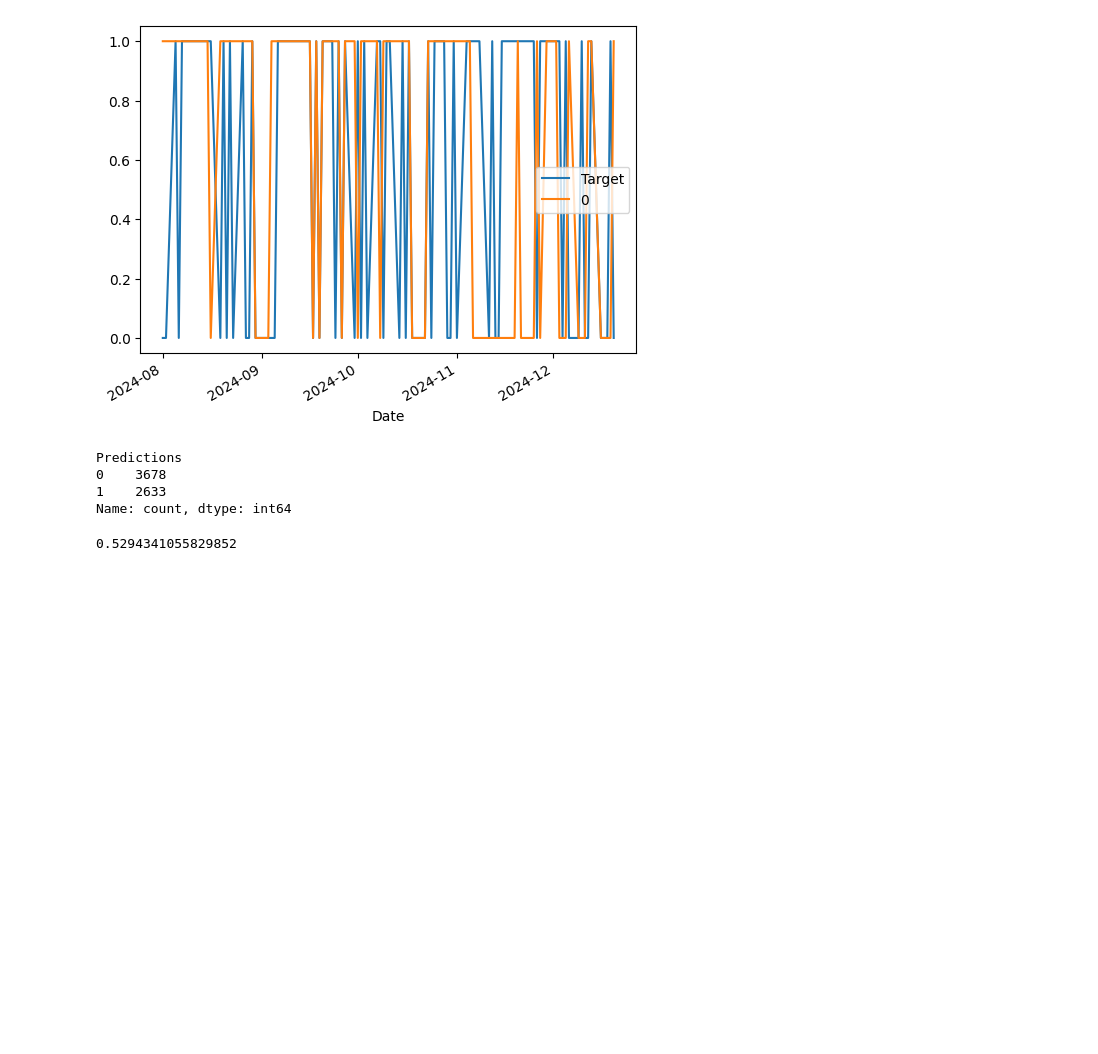
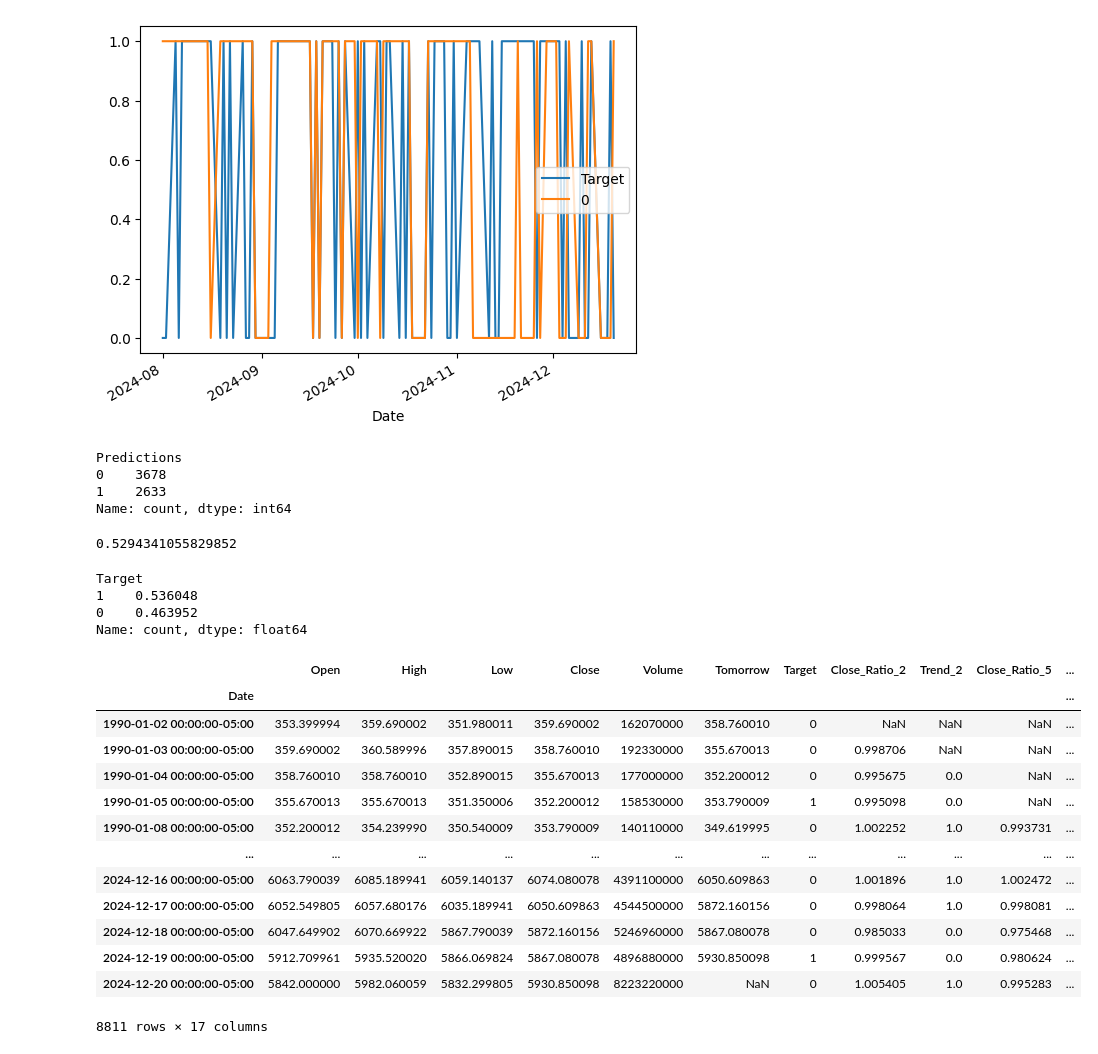
Before and after one commit to VishwakChallapalli/stock-predictionML, a Jupyter notebook: codebase.ipynb, the cells around one changed output. Drawn from its saved outputs; the diff is of its cells as text; code cells hidden in the pictures; blank space fills up the shorter version.

Commit message:
added additonal predictors

```diff
--- a/codebase.ipynb
+++ b/codebase.ipynb
@@ -162,3 +162,41 @@ Name: count, dtype: int64
 precision_score(predictions["Target"], predictions["Predictions"])
 # %% [output]
 0.5294341055829852
+# %%
+predictions["Target"].value_counts() / predictions.shape[0]
+# %% [output]
+Target
+1    0.536048
+0    0.463952
+Name: count, dtype: float64
+# %%
+horizons = [2,5,60,250,1000]
+new_predictors = []
+
+for horizon in horizons:
+    rolling_averages = sp500.rolling(horizon).mean()
+
+    ratio_column = f"Close_Ratio_{horizon}"
+    sp500[ratio_column] = sp500["Close"] / rolling_averages["Close"]
+
+    trend_column = f"Trend_{horizon}"
+    sp500[trend_column] = sp500.shift(1).rolling(horizon).sum()["Target"]
+
+    new_predictors += [ratio_column, trend_column]
+# %%
+sp500
+# %% [output]
+|  | Open | High | Low | Close | Volume | Tomorrow | Target | Close_Ratio_2 | Trend_2 | Close_Ratio_5 | ... |
+| Date |  |  |  |  |  |  |  |  |  |  | ... |
+| 1990-01-02 00:00:00-05:00 | 353.399994 | 359.690002 | 351.980011 | 359.690002 | 162070000 | 358.760010 | 0 | NaN | NaN | NaN | ... |
+| 1990-01-03 00:00:00-05:00 | 359.690002 | 360.589996 | 357.890015 | 358.760010 | 192330000 | 355.670013 | 0 | 0.998706 | NaN | NaN | ... |
+| 1990-01-04 00:00:00-05:00 | 358.760010 | 358.760010 | 352.890015 | 355.670013 | 177000000 | 352.200012 | 0 | 0.995675 | 0.0 | NaN | ... |
+| 1990-01-05 00:00:00-05:00 | 355.670013 | 355.670013 | 351.350006 | 352.200012 | 158530000 | 353.790009 | 1 | 0.995098 | 0.0 | NaN | ... |
+| 1990-01-08 00:00:00-05:00 | 352.200012 | 354.239990 | 350.540009 | 353.790009 | 140110000 | 349.619995 | 0 | 1.002252 | 1.0 | 0.993731 | ... |
+| ... | ... | ... | ... | ... | ... | ... | ... | ... | ... | ... | ... |
+| 2024-12-16 00:00:00-05:00 | 6063.790039 | 6085.189941 | 6059.140137 | 6074.080078 | 4391100000 | 6050.609863 | 0 | 1.001896 | 1.0 | 1.002472 | ... |
+| 2024-12-17 00:00:00-05:00 | 6052.549805 | 6057.680176 | 6035.189941 | 6050.609863 | 4544500000 | 5872.160156 | 0 | 0.998064 | 1.0 | 0.998081 | ... |
+| 2024-12-18 00:00:00-05:00 | 6047.649902 | 6070.669922 | 5867.790039 | 5872.160156 | 5246960000 | 5867.080078 | 0 | 0.985033 | 0.0 | 0.975468 | ... |
+| 2024-12-19 00:00:00-05:00 | 5912.709961 | 5935.520020 | 5866.069824 | 5867.080078 | 4896880000 | 5930.850098 | 1 | 0.999567 | 0.0 | 0.980624 | ... |
+| 2024-12-20 00:00:00-05:00 | 5842.000000 | 5982.060059 | 5832.299805 | 5930.850098 | 8223220000 | NaN | 0 | 1.005405 | 1.0 | 0.995283 | ... |
+8811 rows × 17 columns
```
